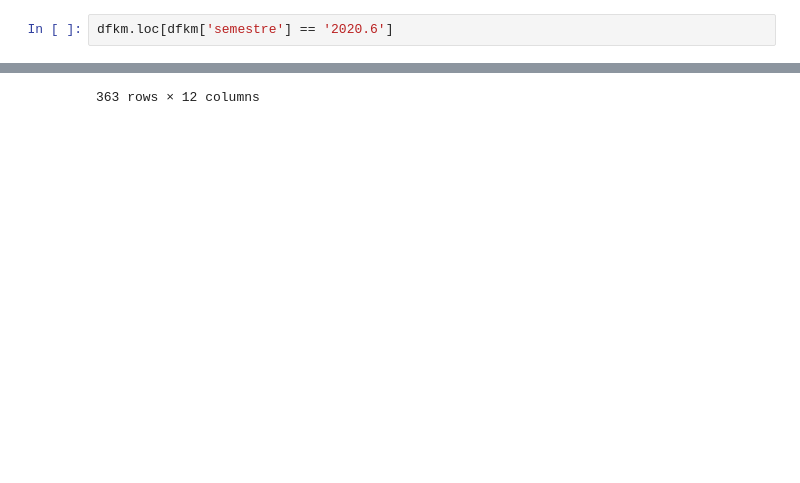
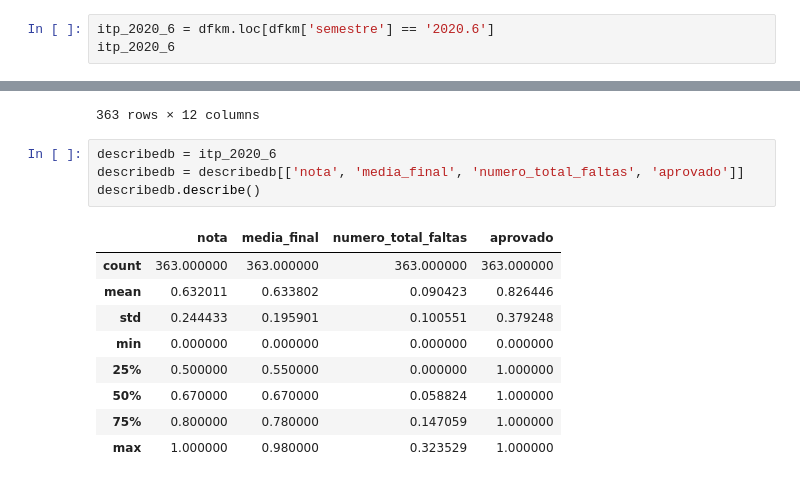
Before and after one commit to abmaeld/data-science-dados-abertos-ufrn-analysis, a Jupyter notebook: ensino_dados_abertos_ufrn.ipynb, the cells around one changed output, grey strips where cells are left out. Drawn from its saved outputs; the diff is of its cells as text; blank space fills up the shorter version.

```diff
--- a/ensino_dados_abertos_ufrn.ipynb
+++ b/ensino_dados_abertos_ufrn.ipynb
@@ -598,5 +613,6 @@ dfkm.loc[dfkm['semestre'] == '2019.1']
 # %%
-dfkm.loc[dfkm['semestre'] == '2020.6']
+itp_2020_6 = dfkm.loc[dfkm['semestre'] == '2020.6']
+itp_2020_6
 # %% [output]
 |  | id_turma | discente | docente | unidade | nota | media_final | numero_total_faltas | aprovado | reposicao | ... |
 | 1731093 | 51963 | 0.754991 | 0.000000 | 0.0 | 0.72 | 0.80 | 0.000000 | 1.0 | 0.0 | ... |
@@ -611,3 +627,17 @@ dfkm.loc[dfkm['semestre'] == '2020.6']
 | 1733240 | 58432 | 0.000898 | 0.428571 | 0.0 | 0.50 | 0.57 | 0.147059 | 1.0 | 0.0 | ... |
 | 1733241 | 58432 | 0.000898 | 0.428571 | 1.0 | 0.72 | 0.57 | 0.147059 | 1.0 | 0.0 | ... |
 363 rows × 12 columns
+# %%
+describedb = itp_2020_6
+describedb = describedb[['nota', 'media_final', 'numero_total_faltas', 'aprovado']]
+describedb.describe()
+# %% [output]
+|  | nota | media_final | numero_total_faltas | aprovado |
+| count | 363.000000 | 363.000000 | 363.000000 | 363.000000 |
+| mean | 0.632011 | 0.633802 | 0.090423 | 0.826446 |
+| std | 0.244433 | 0.195901 | 0.100551 | 0.379248 |
+| min | 0.000000 | 0.000000 | 0.000000 | 0.000000 |
+| 25% | 0.500000 | 0.550000 | 0.000000 | 1.000000 |
+| 50% | 0.670000 | 0.670000 | 0.058824 | 1.000000 |
+| 75% | 0.800000 | 0.780000 | 0.147059 | 1.000000 |
+| max | 1.000000 | 0.980000 | 0.323529 | 1.000000 |
```
Also changed, not shown: parts of 3 cells of this notebook.
